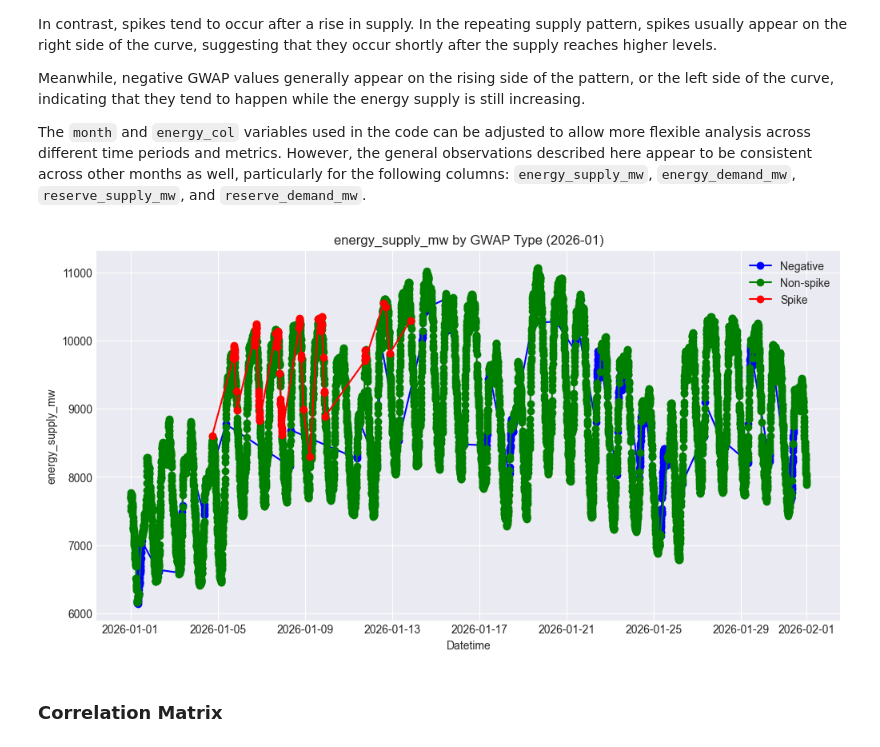
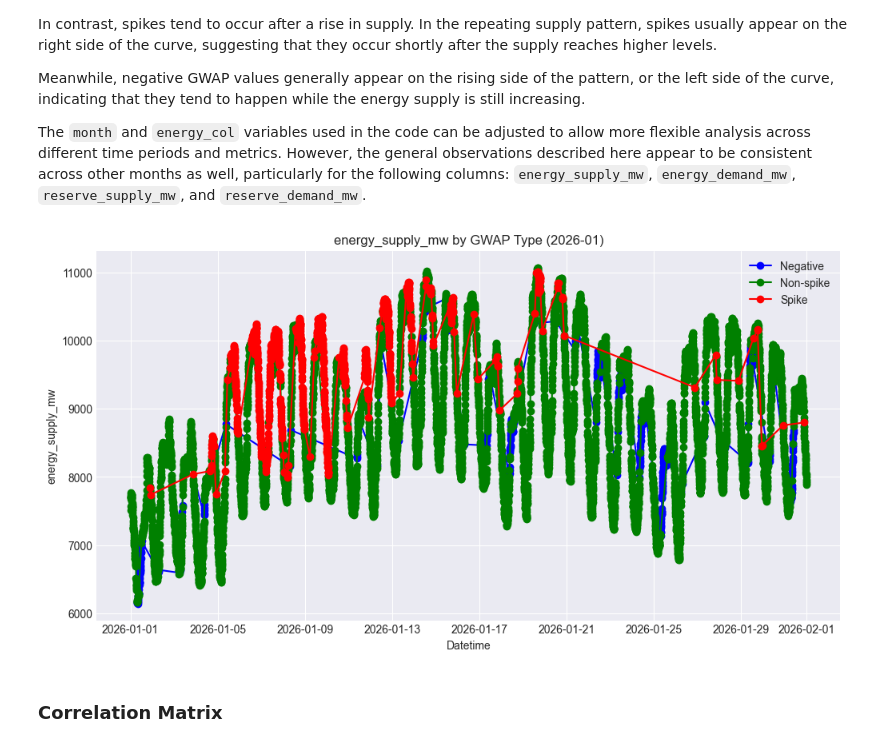
Before and after one commit to haniellejermayn/wesm-price-prediction, a Jupyter notebook: 02_EDA.ipynb, the cells around one changed output. Saved outputs shown, nothing was run; the diff lists cells and outputs as text; code cells hidden in the pictures.

```diff
--- a/02_EDA.ipynb
+++ b/02_EDA.ipynb
@@ -431,7 +433,7 @@ energy_col = 'energy_supply_mw'
 month_specific = df[df['month_year'] == month].copy()
 
 def categorize_gwap(g):
-    if g > 10000:
+    if g > 5000:
         return "spike"
     elif g < 0:
         return "negative"
@@ -439,34 +441,34 @@ def categorize_gwap(g):
         return "non-spike"
 
 month_specific['GWAP_type'] = month_specific['GWAP'].apply(categorize_gwap)
 
 gwap_types = month_specific['GWAP_type'].unique()
 colors = {
     "spike": "red",
     "non-spike": "green",
     "negative": "blue"
 }
 
 plt.figure(figsize=(12,6))
 
 for gwap_type, group in month_specific.groupby('GWAP_type'):
     plt.plot(
         group['datetime'],
         group[energy_col],
         marker='o',
         linestyle='-',
         color=colors.get(gwap_type, "black"),
         label=gwap_type.capitalize()
     )
 
 plt.xlabel("Datetime")
 plt.ylabel(energy_col)
 plt.title(energy_col + " by GWAP Type (" + month + ")")
 plt.legend()
 plt.grid(True)
 plt.show()
 # %% [output]
-[figure, old version]
+[figure, new version]
 # %% [markdown]
 ### Correlation Matrix
 # %% [markdown]
```
Also changed, not shown: parts of 11 cells of this notebook, 1 other file.
